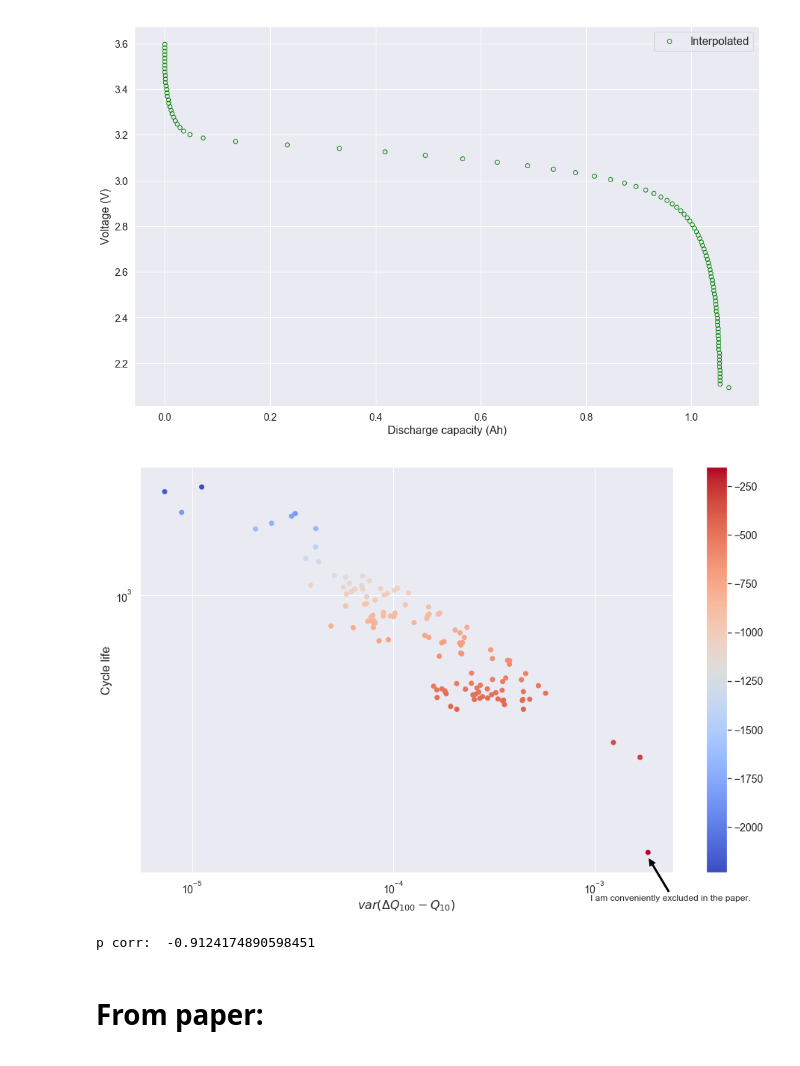
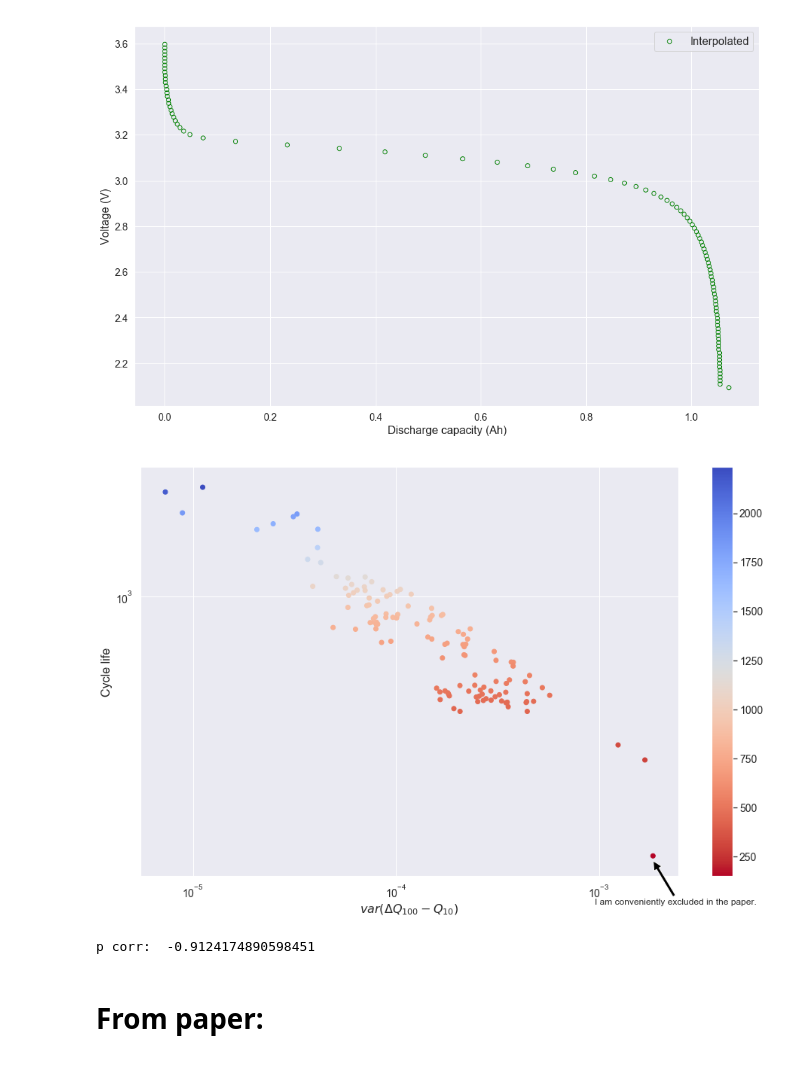
Before and after one commit to hwaxxer/nature-paper, a Jupyter notebook: Classification.ipynb, the cells around one changed output. Saved outputs shown, nothing was run; the diff lists cells and outputs as text; code cells hidden in the pictures.

```diff
--- a/Classification.ipynb
+++ b/Classification.ipynb
@@ -173,7 +181,7 @@ plt.show()
 # %%
 cycle_lives = np.array([cell['cycle_life'] for cell in batches.values()]).ravel()
 
-cmap = plt.get_cmap('coolwarm')
+cmap = plt.get_cmap('coolwarm_r')
 norm = matplotlib.colors.Normalize(vmin=np.min(cycle_lives), vmax=np.max(cycle_lives))
 mapper = plt.cm.ScalarMappable(norm=norm, cmap=cmap)
 
@@ -237,36 +245,36 @@ worst_battery = np.argmax(xs)
 plt.annotate('I am conveniently excluded in the paper.',
             xy=(xs[worst_battery], ys[worst_battery]-5),
             xytext=(30, -50.0),    # fraction, fraction
             textcoords='offset points',
             arrowprops=dict(facecolor='black', alpha=1, shrink=0.01),
             horizontalalignment='center',
             verticalalignment='top',
             )
 
 # del xs[worst_battery]
 # del ys[worst_battery]
 
 xs = np.array(xs).reshape(-1, 1)
 ys = np.array(ys).reshape(-1, 1)
 
 ax = plt.gca()
 ax.set_yscale('log')
 ax.set_xscale('log')
 
-cm = plt.cm.get_cmap('coolwarm')
+cm = plt.cm.get_cmap('coolwarm_r')
 
-sc = plt.scatter(xs, ys, c=-ys, cmap=cm)
+sc = plt.scatter(xs, ys, c=ys, cmap=cm)
 
 plt.colorbar(sc)
 plt.ylabel('Cycle life')
 plt.xlabel(r'$var(\Delta Q_{100} - Q_{10})$')
 plt.show()
 
 xs = np.array(xs).reshape(-1)
 ys = np.array(ys).reshape(-1)
 print('p corr: ', np.corrcoef(np.log(xs), np.log(ys))[0,1])
 # %% [output]
-[figure, old version]
+[figure, new version]
 p corr:  -0.9124174890598451
 # %% [markdown]
 # From paper:
```
Also changed, not shown: parts of 9 cells of this notebook.
